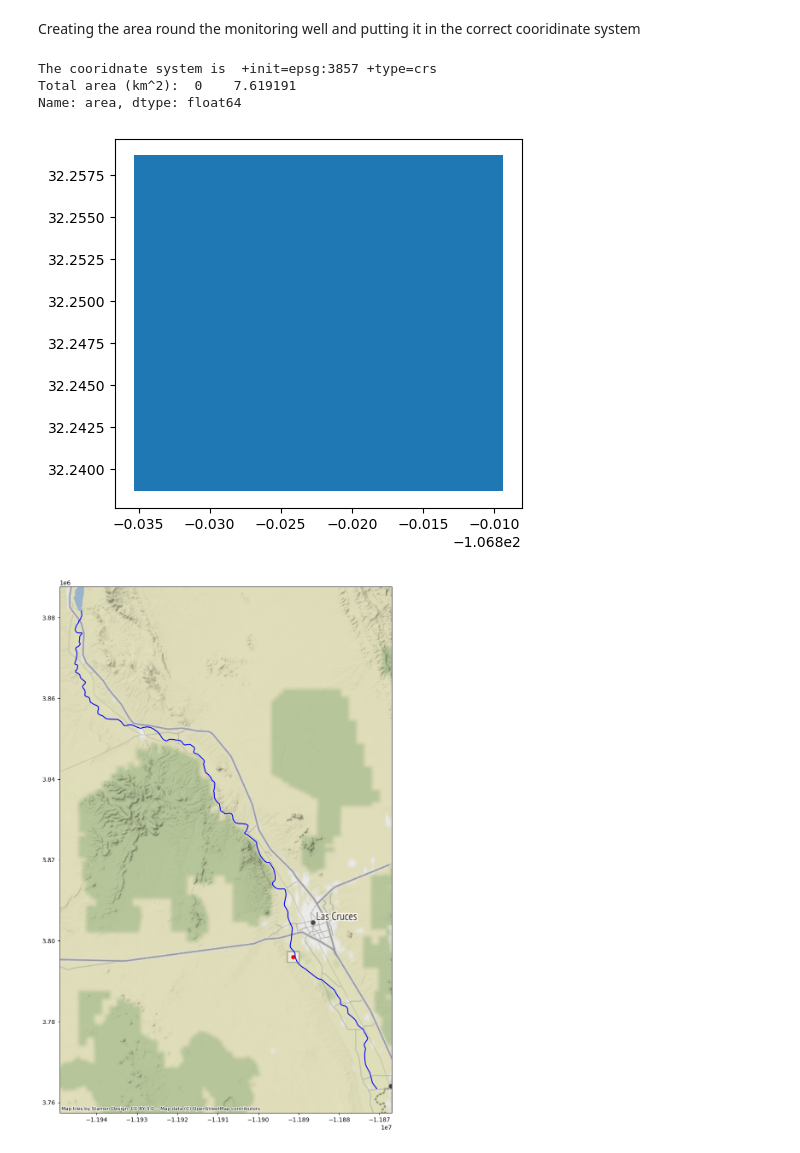
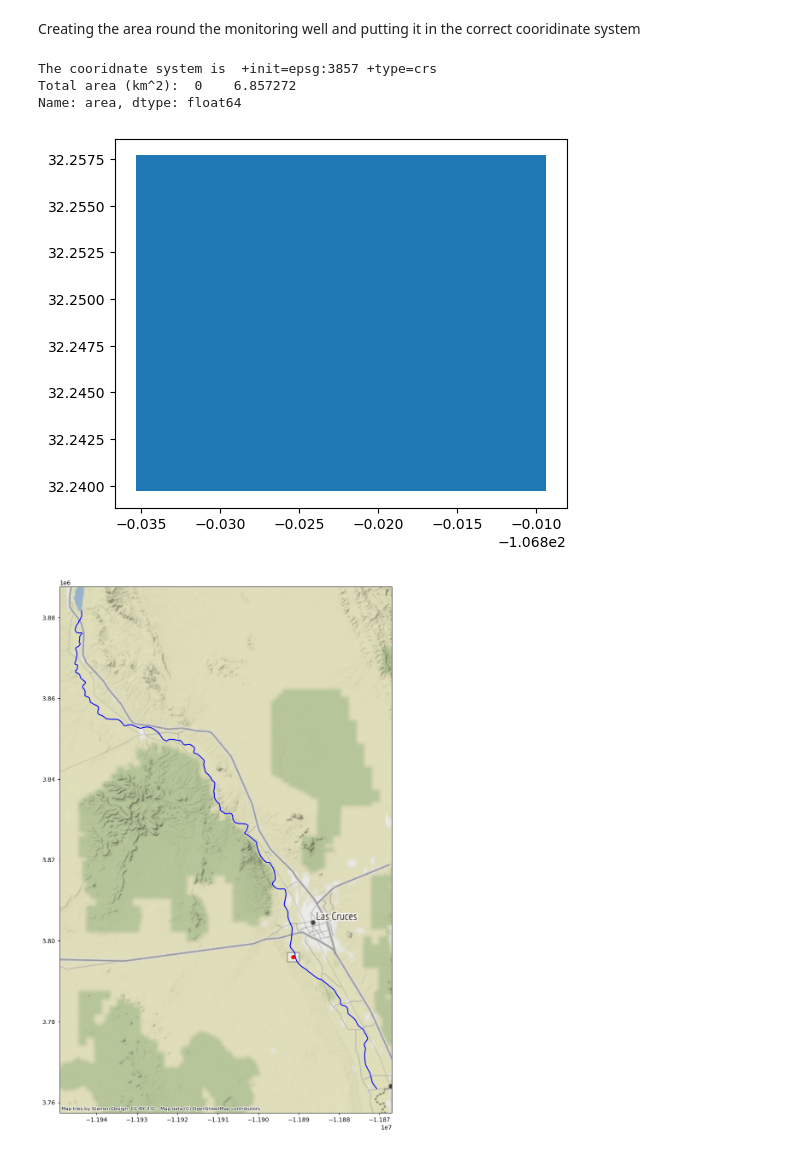
Before and after one commit to dtadych/Tadych_PlanetData_Challenge, a Jupyter notebook: AOI_clipping.ipynb, the cells around one changed output. Drawn from its saved outputs; the diff is of its cells as text; code cells hidden in the pictures.

```diff
--- a/AOI_clipping.ipynb
+++ b/AOI_clipping.ipynb
@@ -63,7 +63,7 @@ latitude = 32.2486900
 
 
 # Buffer
-buffer_lat = 0.01
+buffer_lat = 0.009
 buffer_lon = 0.013
 
 wells= pd.DataFrame(
@@ -76,35 +76,35 @@ wells= pd.DataFrame(
 
 wells_gdf = gp.GeoDataFrame(wells,geometry=gp.points_from_xy(wells.Longitude,wells.Latitude,crs="4326"))
 wells_gdf = wells_gdf.to_crs("3857")
 
 study_area = {"type":"MultiPolygon",
               "coordinates":[[
         [
             [(longitude+buffer_lon),(latitude-buffer_lat)], #left, bottom
             [(longitude+buffer_lon),(latitude+buffer_lat)], #left, top
             [(longitude-buffer_lon),(latitude+buffer_lat)], #right, top
             [(longitude-buffer_lon),(latitude-buffer_lat)], #right, bottom
             [(longitude+buffer_lon),(latitude-buffer_lat)] #left, bottom
          ]
          ]]}
 
 # site_name = 'test'
 with open('AOI/'+site_name+'.json', 'w', encoding='utf-8') as f:
     json.dump(study_area, f, ensure_ascii=False, indent=4)
 
 gdf = gp.read_file('AOI/'+site_name+'.json')
 gdf.plot()
 
 tost = gdf.copy()
 tost= tost.to_crs({'init': 'epsg:3857'})
 print("The cooridnate system is ",tost.crs)
 tost["area"] = tost['geometry'].area/ 10**6
 print("Total area (km^2): ",tost['area'])
 # %% [output]
 The cooridnate system is  +init=epsg:3857 +type=crs
-Total area (km^2):  0    7.619191
+Total area (km^2):  0    6.857272
 Name: area, dtype: float64
-[figure, old version]
+[figure, new version]
 # %%
 # ax = tost.plot(figsize=(10, 10), alpha=0.5, edgecolor="b")
 # river_wm.plot()
```
Also changed, not shown: parts of 5 cells of this notebook, 2 other files.
